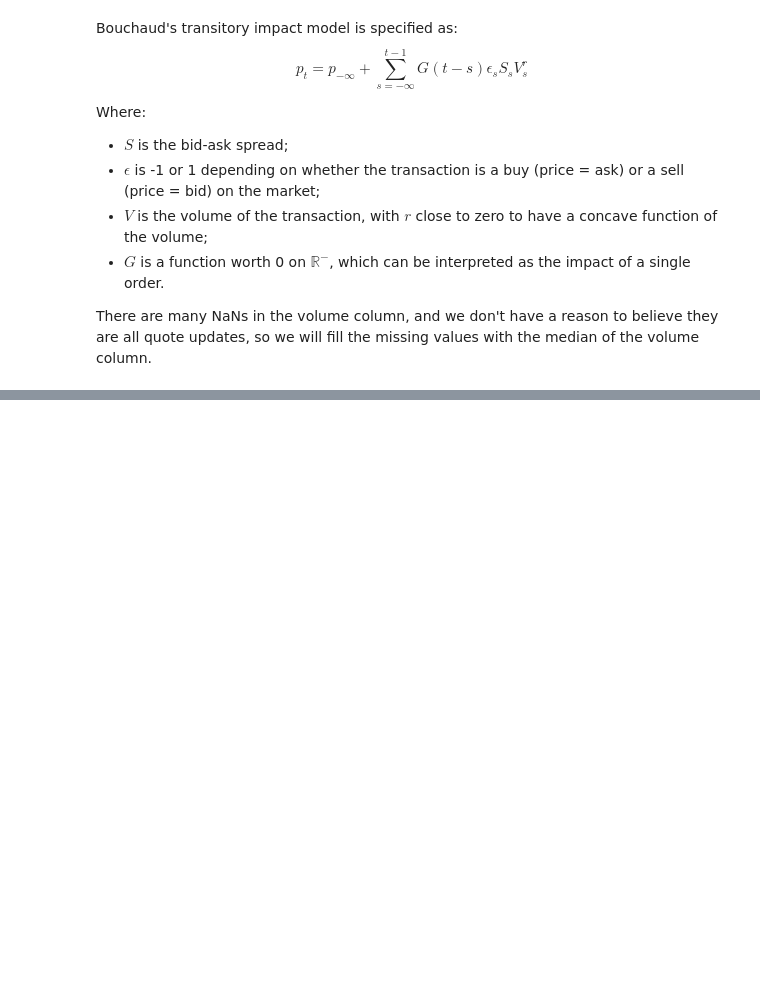
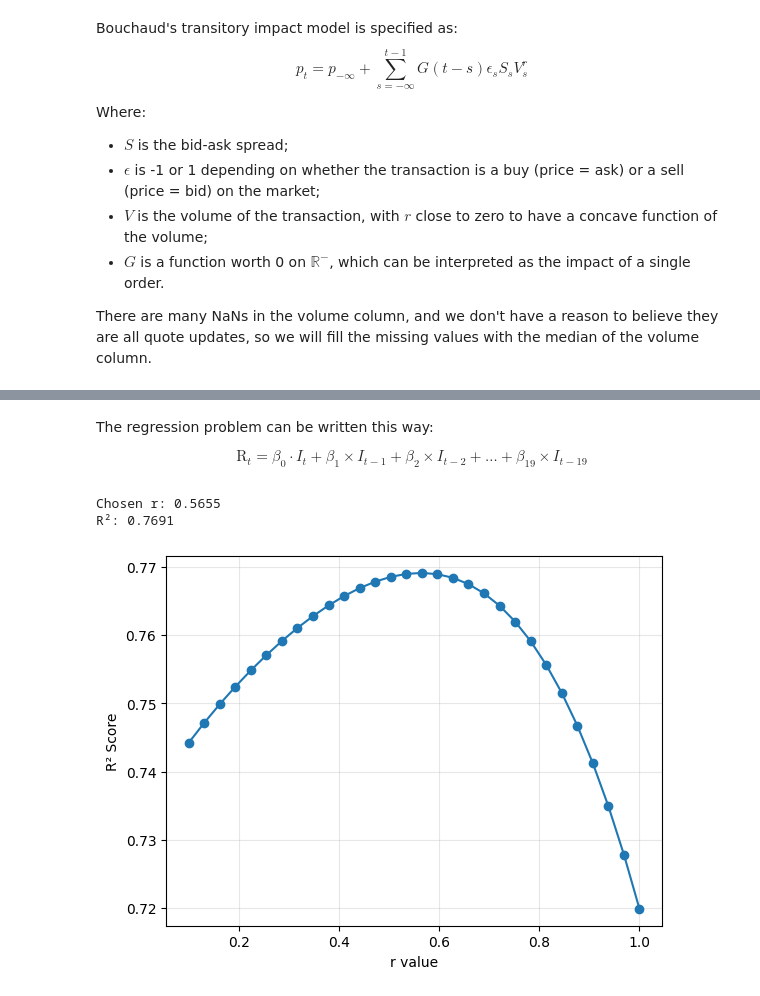
Before and after one commit to MartinJondeau/Market-Risk-Modelling, a Jupyter notebook: Question_D.ipynb, the cells around one changed output, grey strips where cells are left out. Saved outputs shown, nothing was run; the diff lists cells and outputs as text; code cells hidden in the pictures; blank space fills up the shorter version.

Commit message:
computed an estimator for the value of r

```diff
--- a/Question_D.ipynb
+++ b/Question_D.ipynb
@@ -50,0 +113,53 @@ df['volume_filled'] = df['volume'].fillna(median)
+# %% [markdown]
+The regression problem can be written this way:
+
+$$\text{R}_t = \beta_0 \cdot I_t + \beta_1 \times I_{t-1} + \beta_2 \times I_{t-2} + \dots + \beta_{19} \times I_{t-19}$$
+# %%
+# Grid search
+for r in r_grid:
+    # First calculate impact term for the current r
+    current_df = df.copy()
+    current_df['impact'] = impact_term(current_df, r)
+    # we then add the lagged values
+    # We want to predict price change at t using the past impacts
+    features = []
+    # We create lagged columns for each step that we look back to
+    for i in range(L):
+        # Label columns lag_i
+        col_name = f'lag_{i}'
+        # slide the impact column in the dataframe by i steps
+        current_df[col_name] = current_df['impact'].shift(i)
+        # We then add to features
+        features.append(col_name)
+    #remove missing values created by shifting data
+    reg_df = current_df.dropna(subset=features)
+    # We structure the regression model specified above
+    X = reg_df[features]
+    y = reg_df['price_change']
+    # run the linear regression
+    reg = LinearRegression()
+    reg.fit(X, y)
+    # get the result
+    score = reg.score(X, y)
+    scores.append(score)
+    models[r] = reg
+# %%
+# Finally, we keep the highest value found of r
+best_idx = np.argmax(scores)
+best_r = r_grid[best_idx]
+best_r2 = scores[best_idx]
+best_model = models[best_r]
+# show results
+print(f"Chosen r: {best_r:.4f}")
+print(f"R²: {best_r2:.4f}")
+# We make a plot for the report
+plt.figure()
+plt.plot(r_grid, scores, marker='o')
+plt.xlabel("r value")
+plt.ylabel("R² Score")
+plt.grid(True, alpha=0.2)
+plt.show()
+# %% [output]
+Chosen r: 0.5655
+R²: 0.7691
+[figure, added]
```
Also changed, not shown: parts of 7 cells of this notebook.
